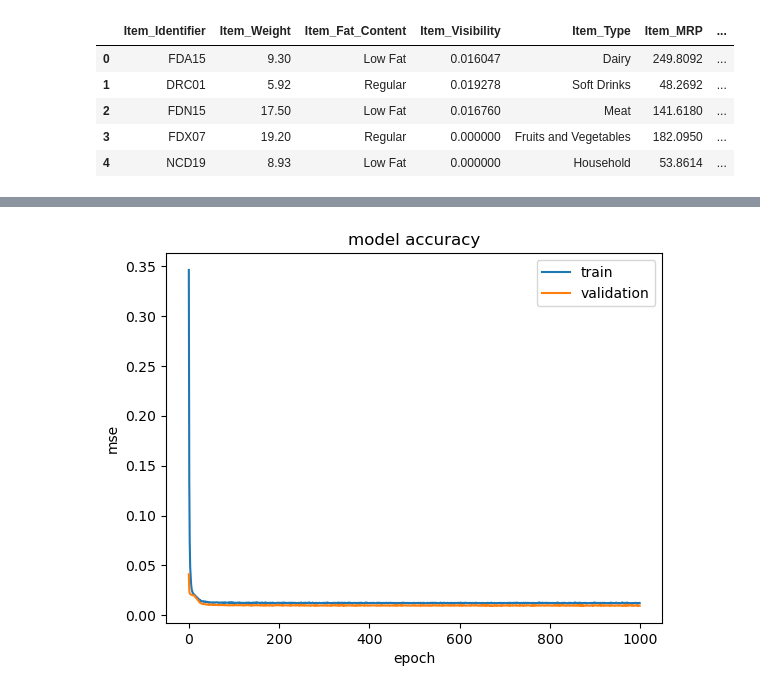
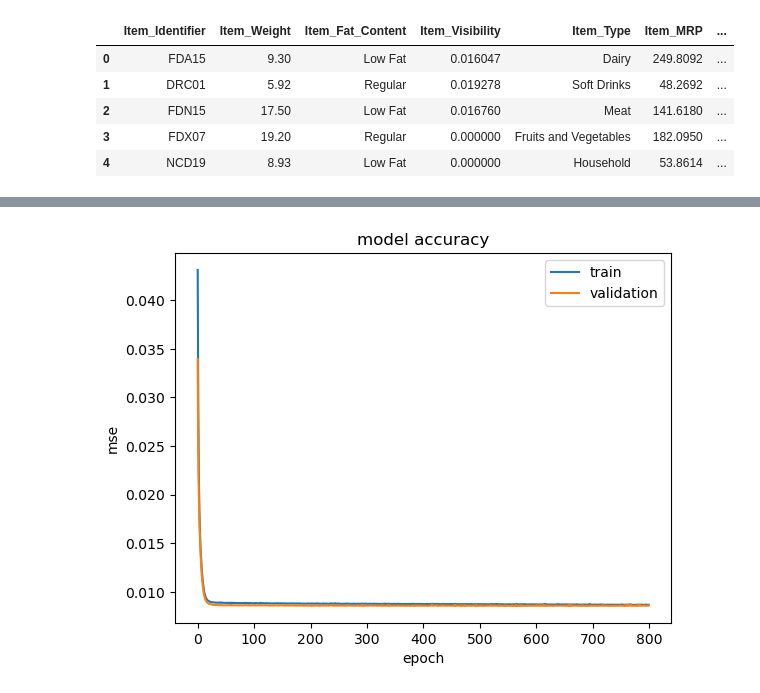
Before and after one commit to jlang62/machine-learning-exercises, a Jupyter notebook: exam/notebooks/Problem4.ipynb, the cells around one changed output, grey strips where cells are left out. Saved outputs shown, nothing was run; the diff lists cells and outputs as text; code cells hidden in the pictures.

```diff
--- a/exam/notebooks/Problem4.ipynb
+++ b/exam/notebooks/Problem4.ipynb
@@ -149,0 +462,5 @@ selected_features = X.columns[selector.get_support()]
+# %%
+# get the correlation of the features in the dataset of Item_Outlet_Sales
+features = df_encoded.corr()['Item_Outlet_Sales'].sort_values(ascending=False)
+best_features = [item for item in features.index if item != 'Item_Outlet_Sales' and features[item] > 0.10 or features[item] < -0.10]
+best_features
@@ -190,11 +482,0 @@ neuron_hidden_layer_3 = 15
-# %%
-# Build the neural network model
-model = Sequential()
-model.add(Dense(128, activation='relu', input_dim=X_train.shape[1]))
-model.add(Dense(64, activation='relu'))
-model.add(Dense(1, activation='linear'))
-
-# Compile the model
-model.compile(optimizer='adam', loss='mean_squared_error')
-# %%
-model.fit(X_train, y_train, epochs=100, batch_size=32, validation_split=0.2)
@@ -220,22 +483,16 @@ Epoch 100/100
 # %%
 import os
 import time
-from keras.optimizers import Adam
-from sklearn.metrics import r2_score
-from keras.regularizers import l2
 
 def createModel(inputNeurons, outputNeurons, numHiddLayers, numNeurons, learningRate):
     model = Sequential()
-    model.add(InputLayer(input_shape=(inputNeurons)))
+    model.add(Dense(units=numNeurons, input_dim=inputNeurons, activation='relu'))
     for i in range(numHiddLayers):
-        if i == 0:
-            model.add(Dense(units=numNeurons, kernel_regularizer=l2(0.01), activation='relu'))
-            model.add(Dropout(0.5))
-        else:
-            model.add(Dense(units=numNeurons / 2, activation='relu'))
-            model.add(Dropout(0.5))
-    model.add(Dense(units=outputNeurons, kernel_regularizer=l2(0.01), activation='linear'))
-    model.compile(loss='mean_squared_error', optimizer=Adam(learning_rate=learningRate), metrics=['mse'])
+        model.add(Dense(units=numNeurons/2, activation='relu'))
+        # model.add(Dense(units=numNeurons, activation='relu'))
+
+    model.add(Dense(units=outputNeurons))
+    model.compile(loss='mean_squared_error', optimizer=tf.keras.optimizers.Adam(learning_rate=learningRate), metrics=['mse'])
     return model
 
 def createLogEntry(inputNeurons, outputNeurons, numHiddLayers, numNeurons, learningRate, epochs, r2Score, mse, loss, batchSize, runTime):
@@ -243,11 +500,11 @@ def createLogEntry(inputNeurons, outputNeurons, numHiddLayers, numNeurons, learn
                             columns=['inputNeurons', 'outputNeurons', 'numHiddLayers', 'numNeurons', 'learningRate', 'epochs', 'r2Score', 'mse', 'loss', 'batchSize', 'runTime'])
 
     # save the log entry to CSV with header, and append new entries without rewriting the file, with only one header
-    if not os.path.isfile('model_history_log.csv'):
-        logEntry.to_csv('model_history_log.csv', index=False, header=True, mode='a')
+    if not os.path.isfile('final_logs.csv'):
+        logEntry.to_csv('final_logs.csv', index=False, header=True, mode='a')
     else:
         # Append without writing the header
-        logEntry.to_csv('model_history_log.csv', index=False, header=False, mode='a')
+        logEntry.to_csv('final_logs.csv', index=False, header=False, mode='a')
 
     return logEntry
 
@@ -260,7 +517,8 @@ def evaluateModel(model, X_test, y_test):
     return loss, mse
 
 def predictModel(model, X_test):
-    y_pred = model.predict(X_test)
+    with tf.device('/GPU:0'):
+        y_pred = model.predict(X_test)
     return y_pred
 
 def calculateR2Score(y_test, y_pred):
@@ -292,5 +550,5 @@ def runModel(inputNeurons, outputNeurons, numHiddLayers, numNeurons, learningRat
 
     return createLogEntry(inputNeurons, outputNeurons, numHiddLayers, numNeurons, learningRate, epochs, r2Score, mse, loss, batchSize, run_time)
 # %%
-runModel(inputNeurons=X_train.shape[1], outputNeurons=1, numHiddLayers=2, numNeurons=30, learningRate=0.0001, epochs=1000, batchSize=8)
+runModel(inputNeurons=X_train.shape[1], outputNeurons=1, numHiddLayers=3, numNeurons=512, learningRate=0.00001, epochs=800, batchSize=128)
 # %% [output]
@@ -314,2 +572,2 @@ Epoch 1000/1000
-[figure, old version]
+[figure, new version]
 |  | inputNeurons | outputNeurons | numHiddLayers | numNeurons | learningRate | epochs | r2Score | mse | ... |
```
Also changed, not shown: parts of 62 cells of this notebook, 5 other files.
